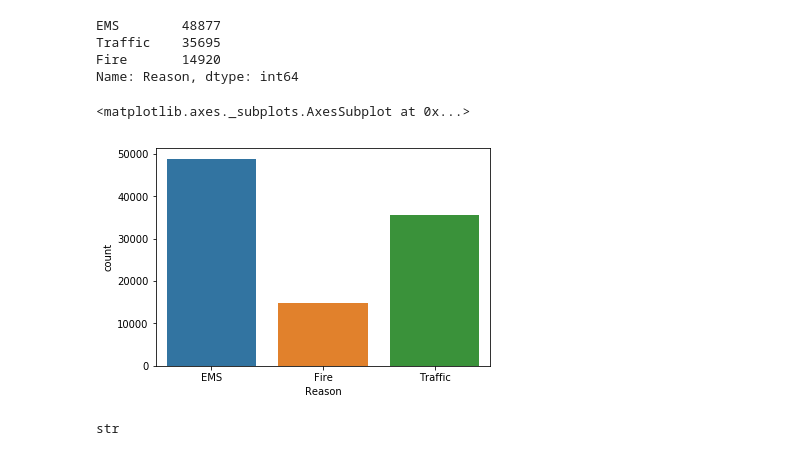
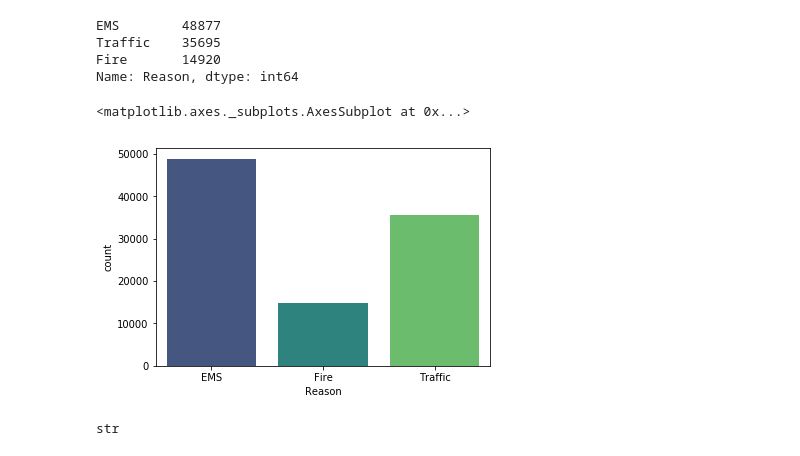
Before and after one commit to Hyunjin89/911-Calls-Project, a Jupyter notebook: 911 Calls Data Project.ipynb, the cells around one changed output. Saved outputs shown, nothing was run; the diff lists cells and outputs as text; code cells hidden in the pictures.

```diff
--- a/911 Calls Data Project.ipynb
+++ b/911 Calls Data Project.ipynb
@@ -81,10 +79,11 @@ Traffic    35695
 Fire       14920
 Name: Reason, dtype: int64
 # %%
-sns.countplot(df['Reason'])
+sns.countplot(df['Reason'], palette='viridis')
+#sns.countplot(x='Reason', data=df)
 # %% [output]
 <matplotlib.axes._subplots.AxesSubplot at 0x...>
-[figure, old version]
+[figure, new version]
 # %%
 # The data type of the objects in the timeStamp column.
 
```
Also changed, not shown: parts of 32 cells of this notebook.
